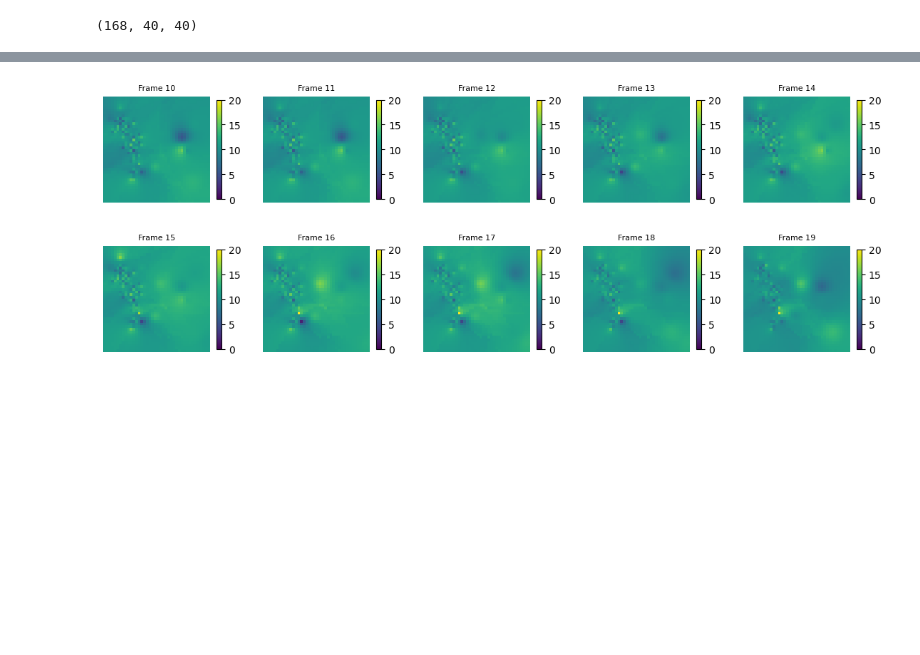
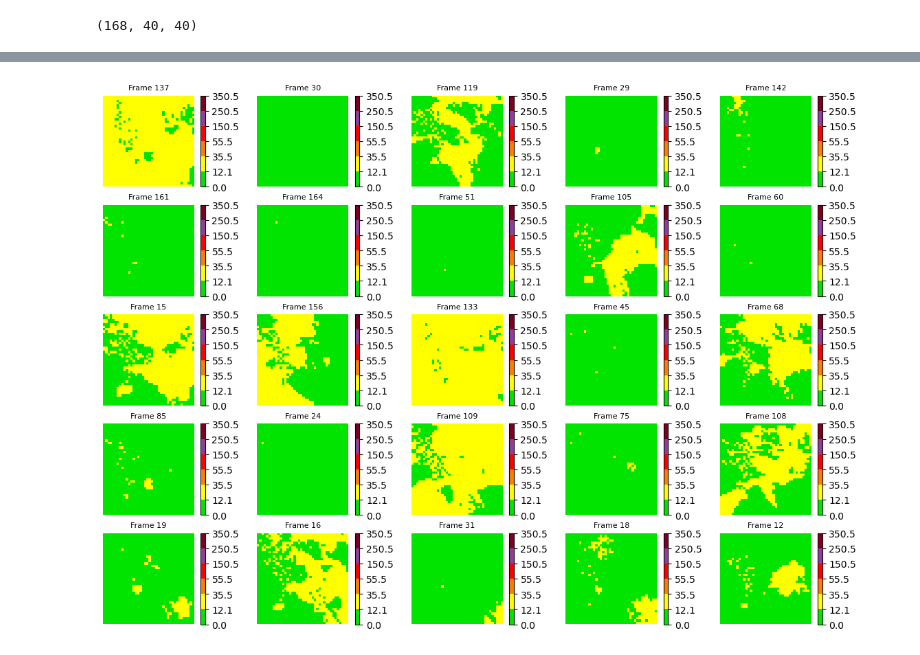
Before and after one commit to matthewgraca/hrrr-smoke-viz, a Jupyter notebook: visualizations/airnow_viz/openaq_viz.ipynb, the cells around one changed output, grey strips where cells are left out. Drawn from its saved outputs; the diff is of its cells as text; code cells hidden in the pictures; blank space fills up the shorter version.

```diff
--- a/visualizations/airnow_viz/openaq_viz.ipynb
+++ b/visualizations/airnow_viz/openaq_viz.ipynb
@@ -42,4 +88,6 @@ random_frame_plotter(openaq)
+# %%
+aqi_random_frame_plotter(openaq)
+# %% [output]
+[figure, added]
 # %%
-straight_frame_plotter(openaq, 15)
+#straight_frame_plotter(openaq, 10000)
-# %% [output]
-[figure, removed]
```
Also changed, not shown: parts of 4 cells of this notebook, 1 other file.
